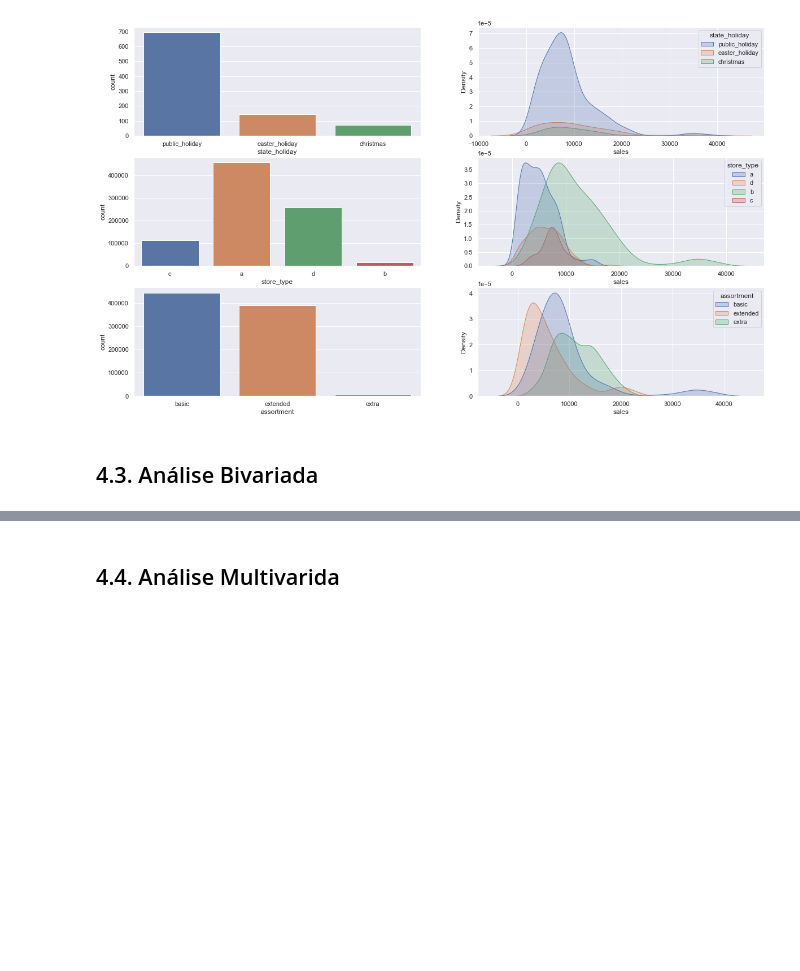
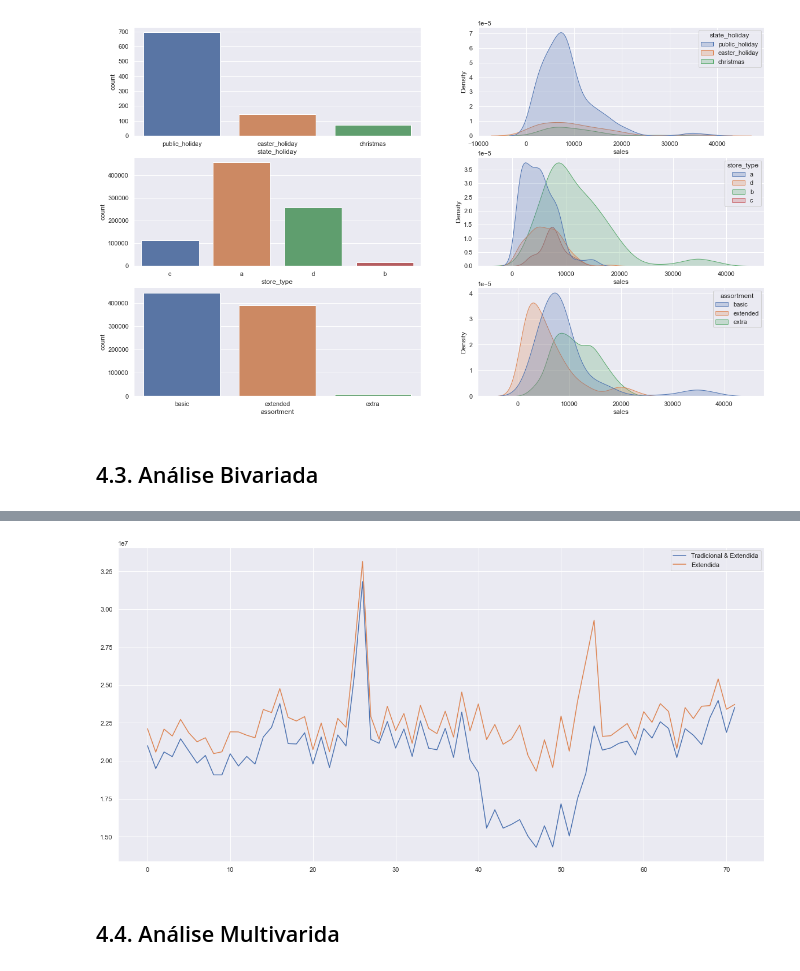
Before and after one commit to gustavocargc/RossmannStoreSales, a Jupyter notebook: m04_v03_store_sales_prediction.ipynb, the cells around one changed output, grey strips where cells are left out. Drawn from its saved outputs; the diff is of its cells as text; code cells hidden in the pictures; blank space fills up the shorter version.

```diff
--- a/m04_v02_store_sales_prediction.ipynb
+++ b/m04_v03_store_sales_prediction.ipynb
@@ -352,7 +352,7 @@ df3 = df3.drop(cols_drop, axis=1)
 # %% [markdown]
 ## 4.1. Data
 # %%
-df4 = df3.copy()
+df4 = df3
 # %% [markdown]
 ## 4.2. Análise Univariada
 # %% [markdown]
@@ -481,2 +500,13 @@ sns.heatmap(aux2.corr(method='pearson'), annot=True);
+# %%
+aux1 = df4[(df4['promo'] == 1) & (df4['promo2'] == 1)][['year_of_week', 'sales']].groupby('year_of_week').sum().reset_index()
+ax = aux1.plot();
+
+aux2 = df4[(df4['promo'] == 1) & (df4['promo2'] == 0)][['year_of_week', 'sales']].groupby('year_of_week').sum().reset_index()
+
+aux2.plot(figsize=(20, 10), ax = ax)
+
+ax.legend(labels=('Tradicional & Extendida', 'Extendida'));
+# %% [output]
+[figure, added]
 # %% [markdown]
 ## 4.4. Análise Multivarida
```
Also changed, not shown: parts of 18 cells of this notebook, 3 other files.
